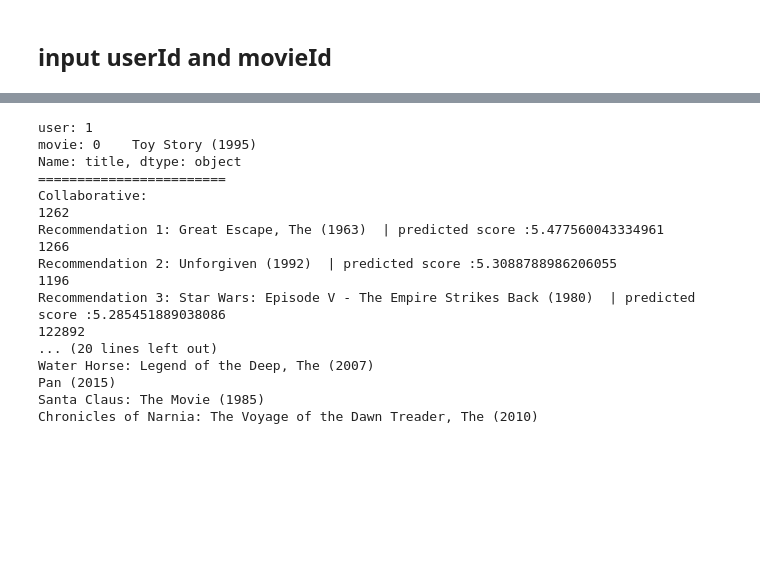
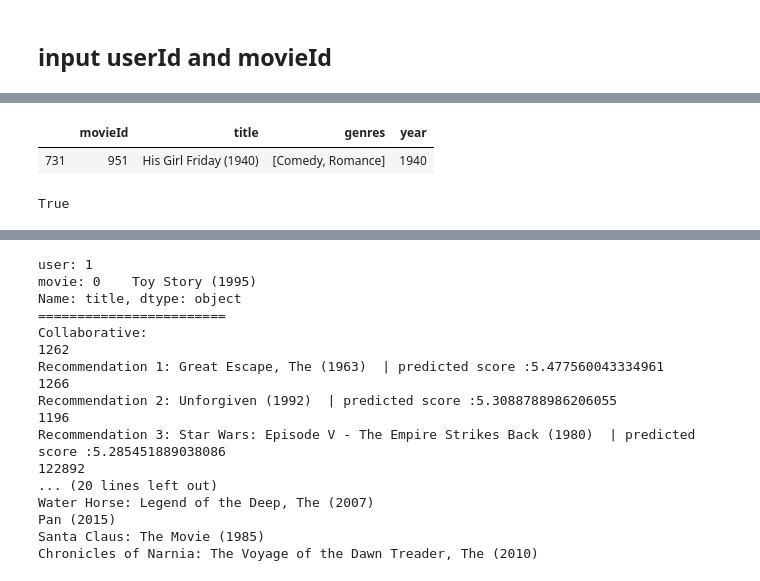
Before and after one commit to aabrahamson3/movie-rec, a Jupyter notebook: notebooks/exploratory/movies_ratings.ipynb, the cells around one changed output, grey strips where cells are left out. Drawn from its saved outputs; the diff is of its cells as text; code cells hidden in the pictures; blank space fills up the shorter version.

```diff
--- a/notebooks/exploratory/movies_ratings.ipynb
+++ b/notebooks/exploratory/movies_ratings.ipynb
@@ -593,0 +756,9 @@ genre_input = ["Comedy", "Fantasy"]
+# %%
+movies[movies['title']=='His Girl Friday (1940)']
+# %% [output]
+|  | movieId | title | genres | year |
+| 731 | 951 | His Girl Friday (1940) | [Comedy, Romance] | 1940 |
+# %%
+951 in movies.movieId
+# %% [output]
+True
```
Also changed, not shown: parts of 23 cells of this notebook.
